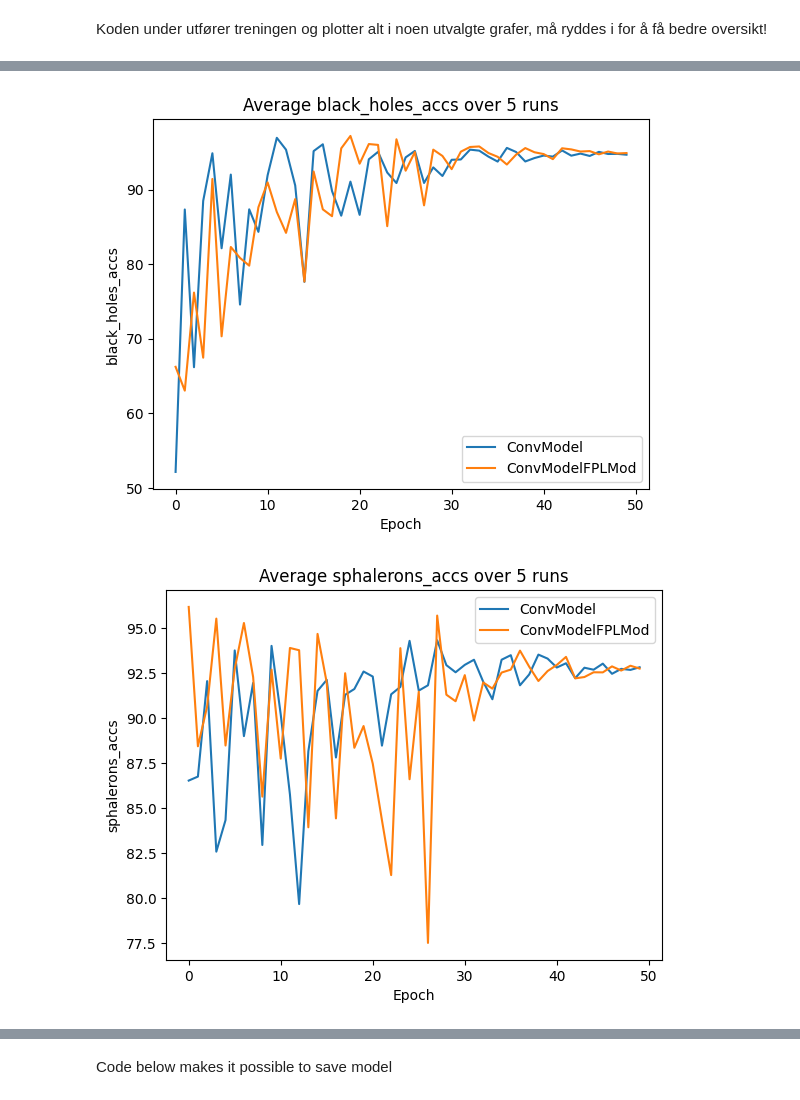
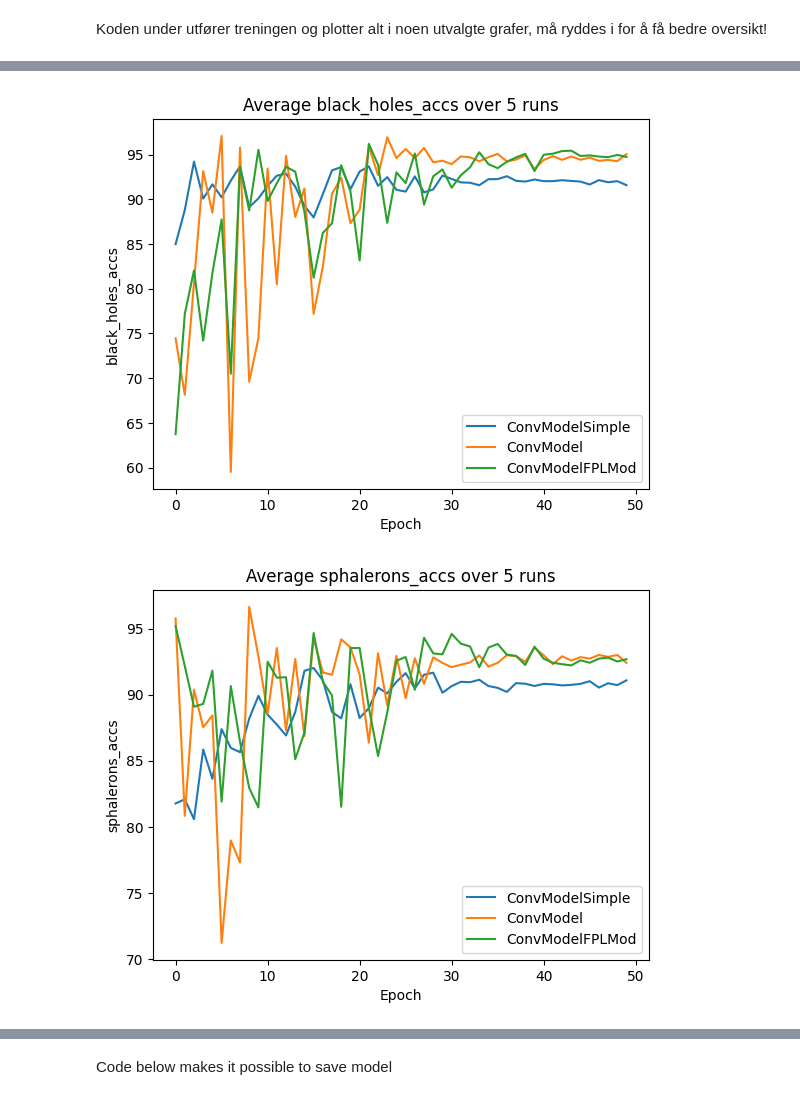
Before and after one commit to iRootTsar/Optimazing-klassification-of-ATLAS-detector-data--CERN-, a Jupyter notebook: notebooks/pyTorch/ConvoCompare.ipynb, the cells around one changed output, grey strips where cells are left out. Cells and saved outputs as stored; diff of their text form; code cells hidden in the pictures.

```diff
--- a/notebooks/pyTorch/ConvoCompare.ipynb
+++ b/notebooks/pyTorch/ConvoCompare.ipynb
@@ -290,7 +290,7 @@ all_avg_run_metrics = []
 n_runs = 5
 n_epochs = 50
 dropout = 0.3
-model_classes = [nnmodel.ConvModel, nnmodel.ConvModelFPLMod]
+model_classes = [nnmodel.ConvModelSimple, nnmodel.ConvModel, nnmodel.ConvModelFPLMod]
 all_run_metrics = []
 all_best_models = []
 
@@ -343,2 +343,2 @@ Epoch 00050: reducing learning rate of group 0 to 4.8828e-07.
-[figure, old version]
+[figure, new version]
-[figure, old version]
+[figure, new version]
```
Also changed, not shown: parts of 1 cell of this notebook, 1 other file.
